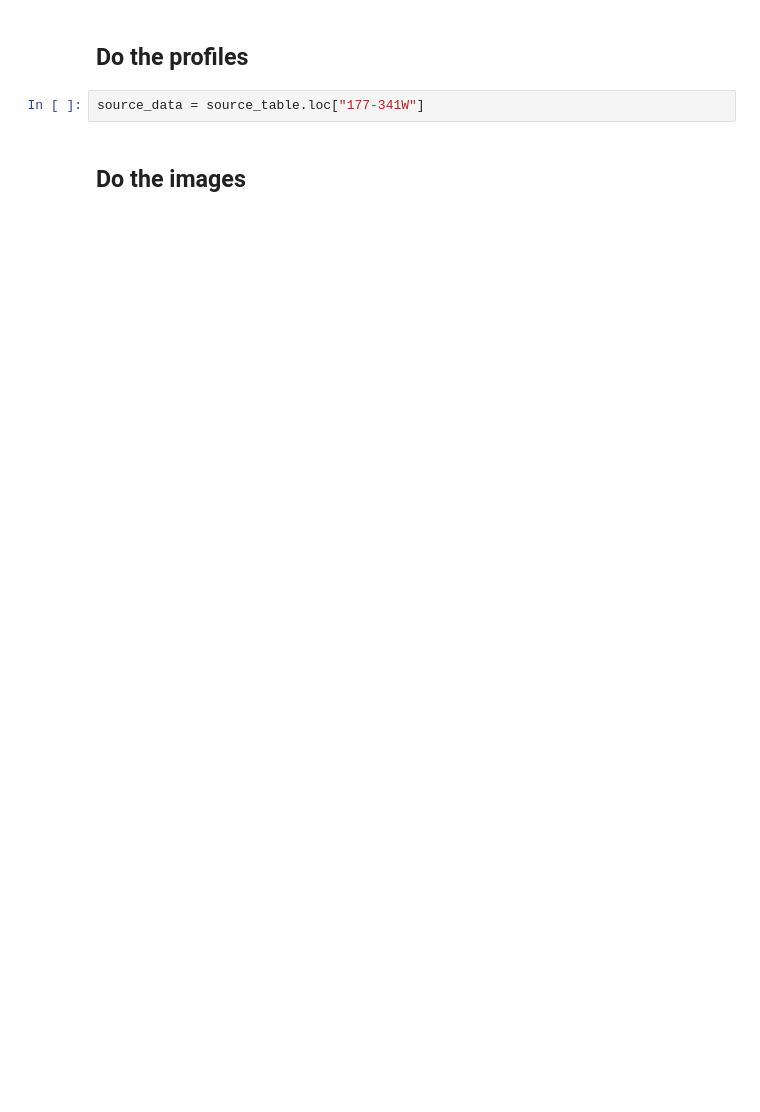
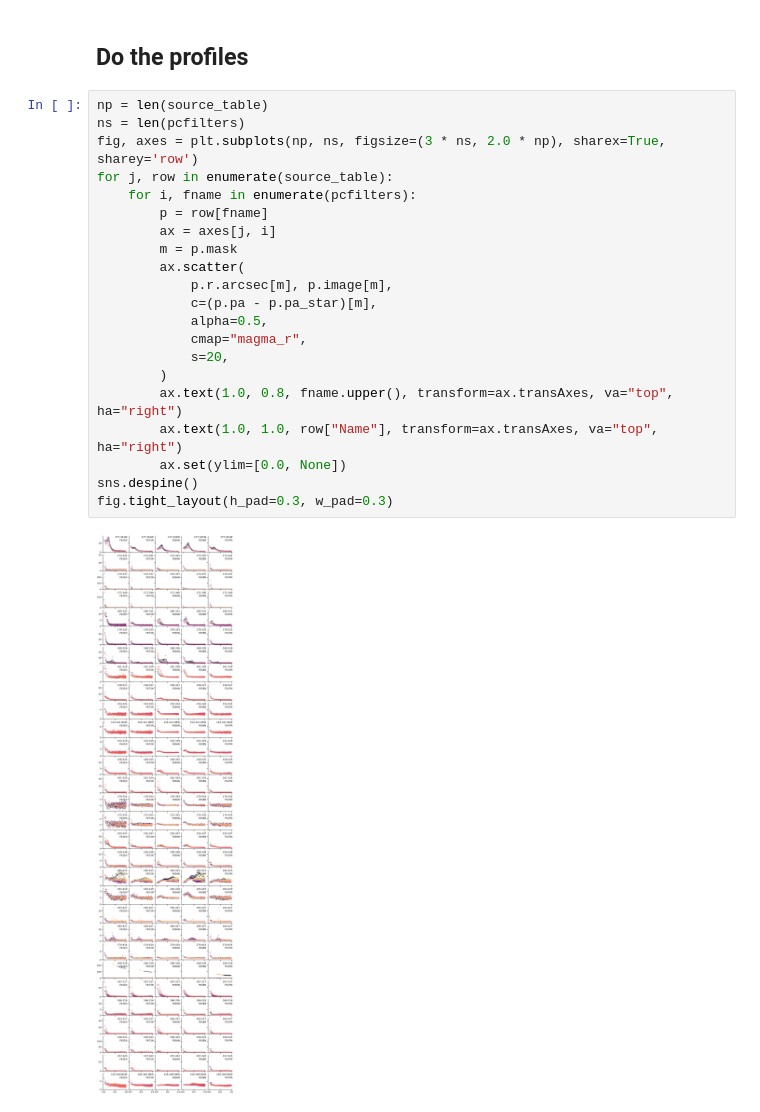
Before and after one commit to will-henney/neutral-proplyds, a Jupyter notebook: notebooks/02-all-proplyds-PC.ipynb, the cells around one changed output. Drawn from its saved outputs; the diff is of its cells as text; blank space fills up the shorter version.

```diff
--- a/notebooks/02-all-proplyds-PC.ipynb
+++ b/notebooks/02-all-proplyds-PC.ipynb
@@ -147,6 +274,25 @@ class ProplydImage:
 # %% [markdown]
 ## Do the profiles
 # %%
-source_data = source_table.loc["177-341W"]
+np = len(source_table)
+ns = len(pcfilters)
+fig, axes = plt.subplots(np, ns, figsize=(3 * ns, 2.0 * np), sharex=True, sharey='row')
+for j, row in enumerate(source_table):
+    for i, fname in enumerate(pcfilters):
+        p = row[fname]
+        ax = axes[j, i]
+        m = p.mask
+        ax.scatter(
+            p.r.arcsec[m], p.image[m],
+            c=(p.pa - p.pa_star)[m],
+            alpha=0.5,
+            cmap="magma_r",
+            s=20,
+        )
+        ax.text(1.0, 0.8, fname.upper(), transform=ax.transAxes, va="top", ha="right")
+        ax.text(1.0, 1.0, row["Name"], transform=ax.transAxes, va="top", ha="right")
+        ax.set(ylim=[0.0, None])
+sns.despine()
+fig.tight_layout(h_pad=0.3, w_pad=0.3)
+# %% [output]
+[figure, added]
-# %% [markdown]
-## Do the images
```
Also changed, not shown: parts of 16 cells of this notebook, 1 other file.
